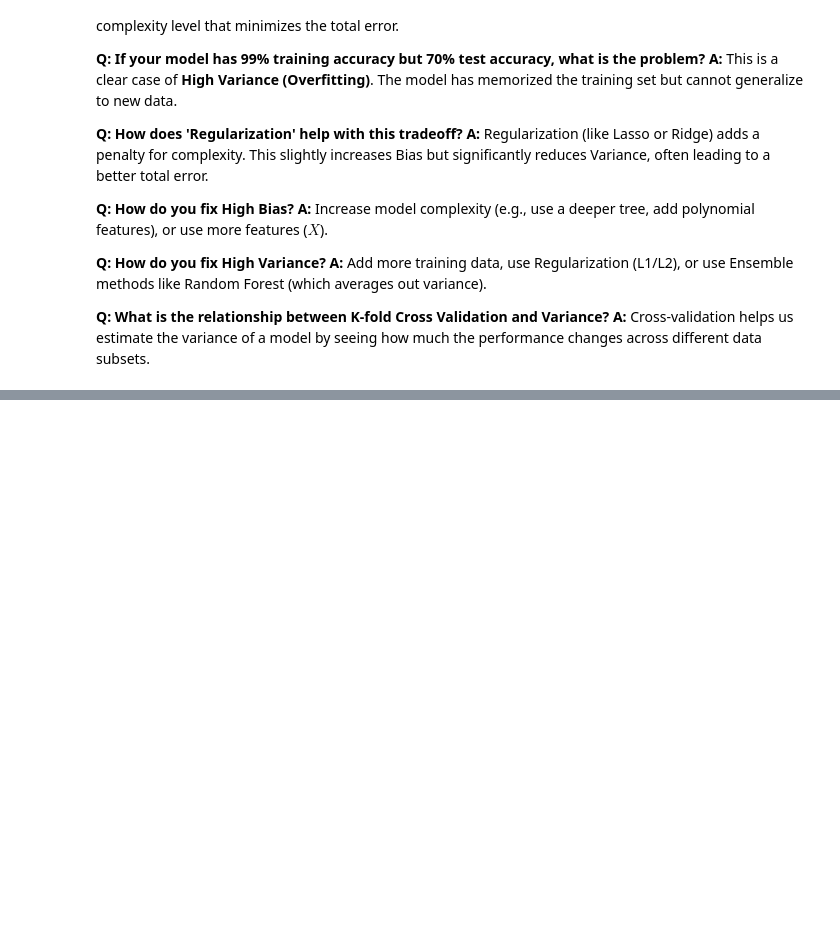
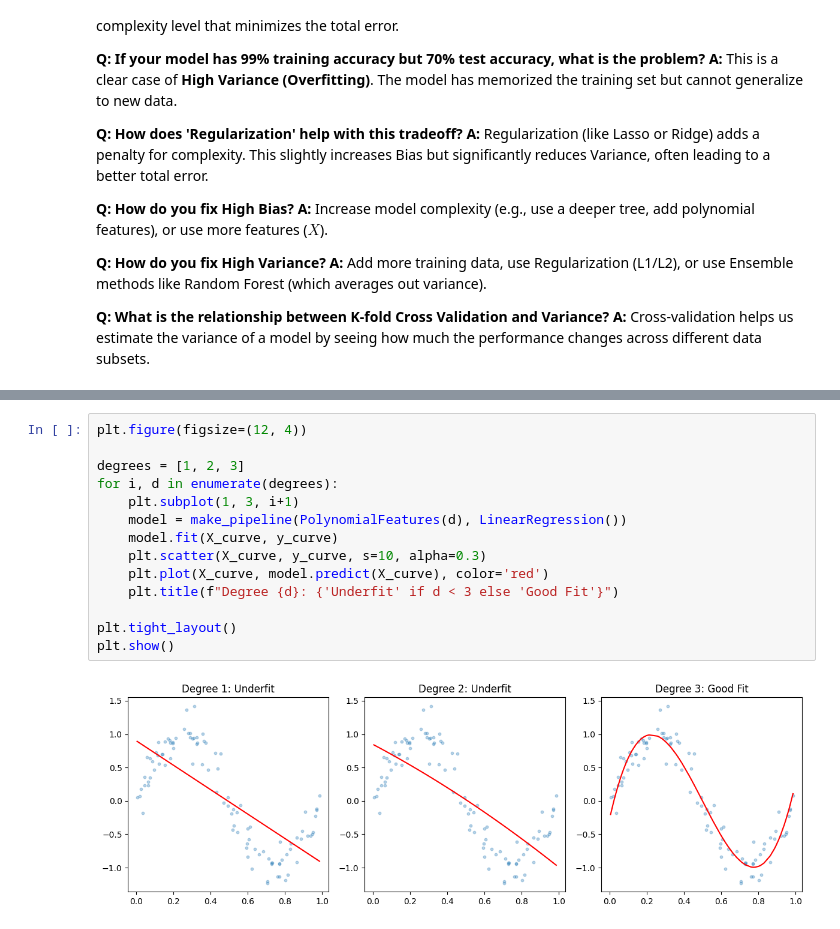
Before and after one commit to rsys-adsingh/Machine-Learning, a Jupyter notebook: study/Chapter_4.ipynb, the cells around one changed output, grey strips where cells are left out. Cells and saved outputs as stored; diff of their text form; blank space fills up the shorter version.

```diff
--- a/study/Chapter_4.ipynb
+++ b/study/Chapter_4.ipynb
@@ -971,0 +1116,16 @@ plt.show()
+# %%
+plt.figure(figsize=(12, 4))
+
+degrees = [1, 2, 3]
+for i, d in enumerate(degrees):
+    plt.subplot(1, 3, i+1)
+    model = make_pipeline(PolynomialFeatures(d), LinearRegression())
+    model.fit(X_curve, y_curve)
+    plt.scatter(X_curve, y_curve, s=10, alpha=0.3)
+    plt.plot(X_curve, model.predict(X_curve), color='red')
+    plt.title(f"Degree {d}: {'Underfit' if d < 3 else 'Good Fit'}")
+
+plt.tight_layout()
+plt.show()
+# %% [output]
+[figure, added]
```
Also changed, not shown: parts of 11 cells of this notebook.
